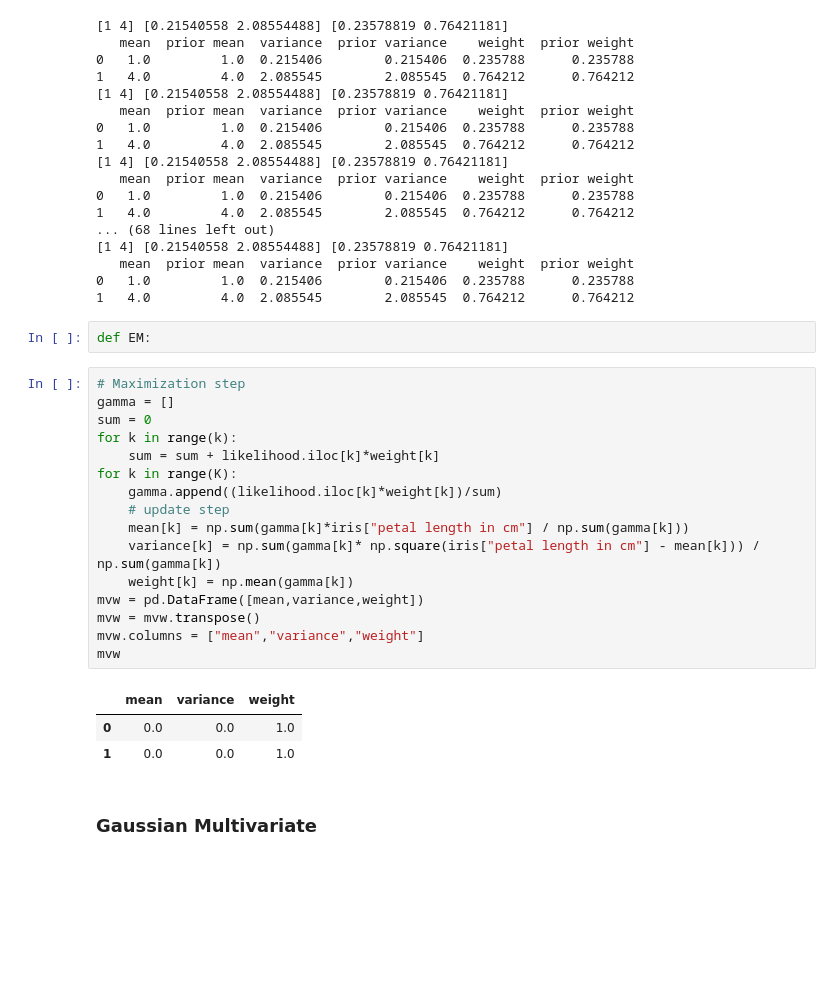
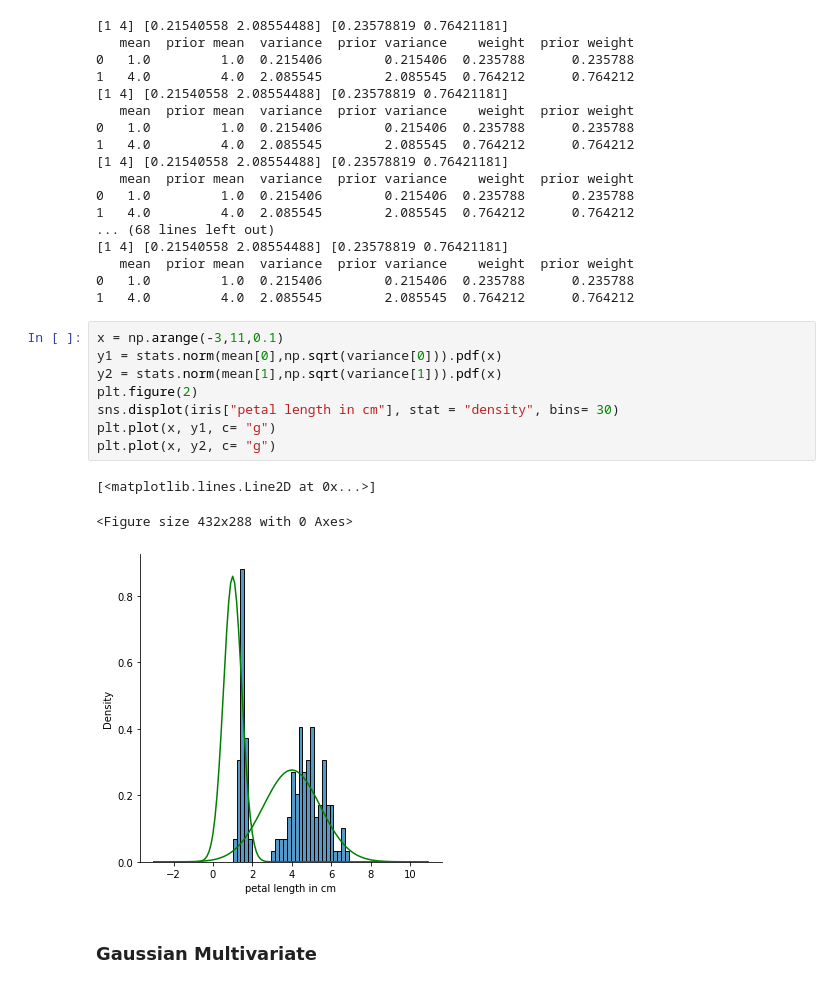
Before and after one commit to JacobPfeiffer/Mixture_Models-Clustering, a Jupyter notebook: Mixture_Models.ipynb, the cells around one changed output. Saved outputs shown, nothing was run; the diff lists cells and outputs as text; blank space fills up the shorter version.

Commit message:
changed 2d graph of length and width

```diff
--- a/Mixture_Models.ipynb
+++ b/Mixture_Models.ipynb
@@ -211,28 +187,18 @@ while notConverged:
    mean  prior mean  variance  prior variance    weight  prior weight
 0   1.0         1.0  0.215406        0.215406  0.235788      0.235788
 1   4.0         4.0  2.085545        2.085545  0.764212      0.764212
-# %%
-def EM:
-# %%
-# Maximization step
-gamma = []
-sum = 0
-for k in range(k):
-    sum = sum + likelihood.iloc[k]*weight[k]
-for k in range(K):
-    gamma.append((likelihood.iloc[k]*weight[k])/sum)
-    # update step
-    mean[k] = np.sum(gamma[k]*iris["petal length in cm"] / np.sum(gamma[k]))
-    variance[k] = np.sum(gamma[k]* np.square(iris["petal length in cm"] - mean[k])) / np.sum(gamma[k])
-    weight[k] = np.mean(gamma[k])
-mvw = pd.DataFrame([mean,variance,weight])
-mvw = mvw.transpose()
-mvw.columns = ["mean","variance","weight"]
-mvw
-# %% [output]
-|  | mean | variance | weight |
-| 0 | 0.0 | 0.0 | 1.0 |
-| 1 | 0.0 | 0.0 | 1.0 |
+# %%
+x = np.arange(-3,11,0.1)
+y1 = stats.norm(mean[0],np.sqrt(variance[0])).pdf(x)
+y2 = stats.norm(mean[1],np.sqrt(variance[1])).pdf(x)
+plt.figure(2)
+sns.displot(iris["petal length in cm"], stat = "density", bins= 30)
+plt.plot(x, y1, c= "g")
+plt.plot(x, y2, c= "g")
+# %% [output]
+[<matplotlib.lines.Line2D at 0x...>]
+<Figure size 432x288 with 0 Axes>
+[figure, added]
 # %% [markdown]
 ### Gaussian Multivariate
 # %%
```
Also changed, not shown: parts of 4 cells of this notebook.
